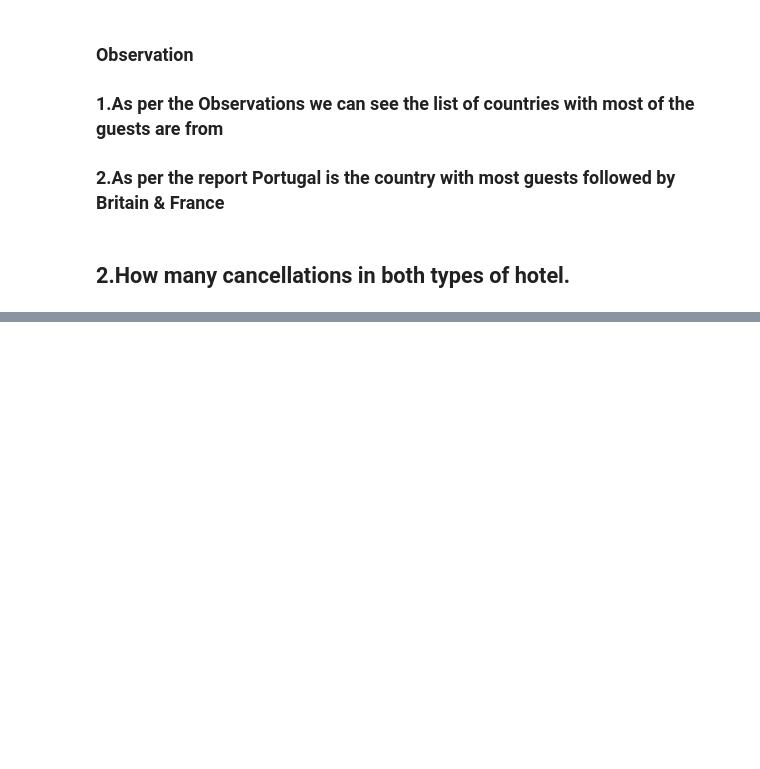
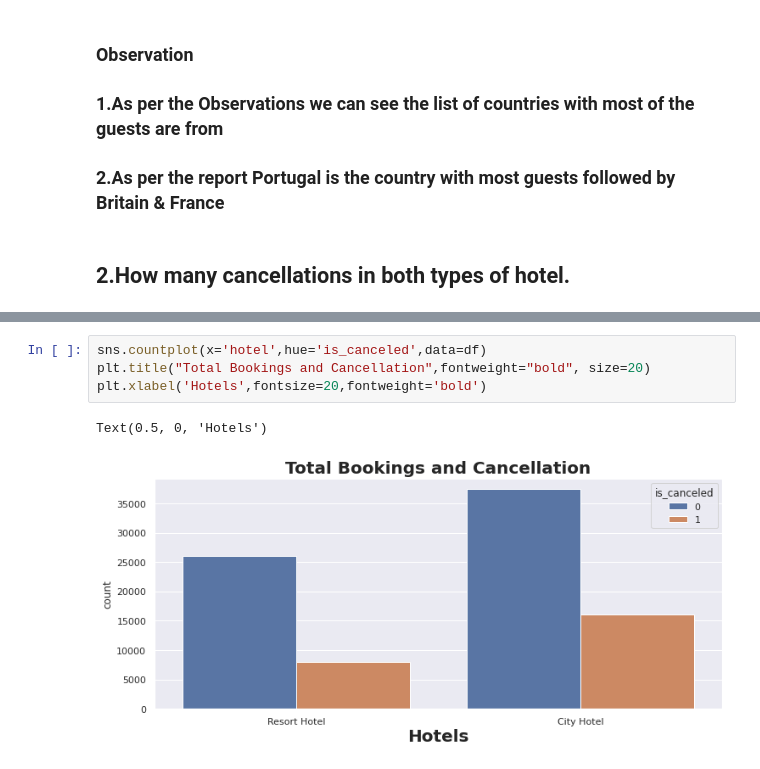
Before and after one commit to RAHULRAJ666DX/Capston-Hotel-Booking-Analysis-, a Jupyter notebook: EDA_Hotel_Booking_Analysis_Rahul_Raj.ipynb, the cells around one changed output, grey strips where cells are left out. Cells and saved outputs as stored; diff of their text form; blank space fills up the shorter version.

```diff
--- a/EDA_Hotel_Booking_Analysis_Rahul_Raj.ipynb
+++ b/EDA_Hotel_Booking_Analysis_Rahul_Raj.ipynb
@@ -392,0 +459,7 @@ df.country.value_counts()[:15].reset_index()
+# %%
+sns.countplot(x='hotel',hue='is_canceled',data=df)
+plt.title("Total Bookings and Cancellation",fontweight="bold", size=20)
+plt.xlabel('Hotels',fontsize=20,fontweight='bold')
+# %% [output]
+Text(0.5, 0, 'Hotels')
+[figure, added]
```
Also changed, not shown: parts of 22 cells of this notebook.
